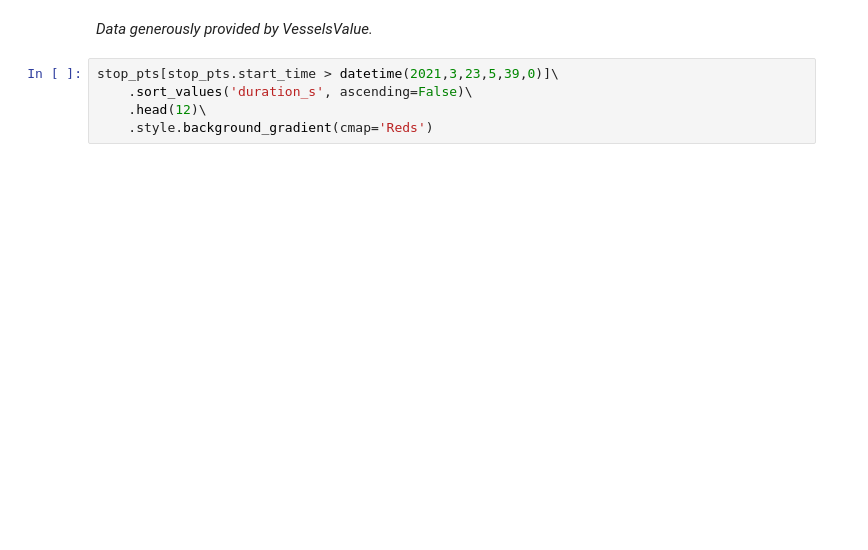
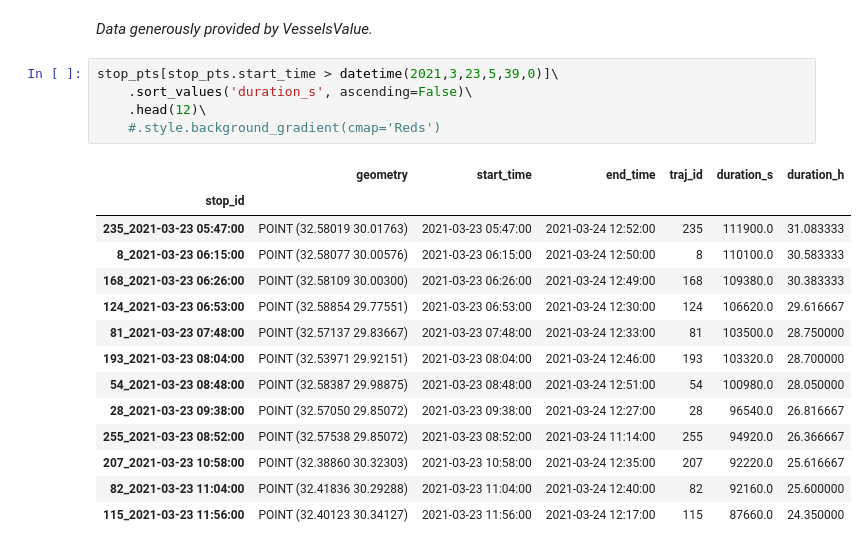
Before and after one commit to movingpandas/movingpandas-examples, a Jupyter notebook: 2-analysis-examples/ever-given.ipynb, the cells around one changed output. Drawn from its saved outputs; the diff is of its cells as text; blank space fills up the shorter version.

```diff
--- a/2-analysis-examples/ever-given.ipynb
+++ b/2-analysis-examples/ever-given.ipynb
@@ -75,5 +147,20 @@ map_plot + scatter_plot
 # %%
 stop_pts[stop_pts.start_time > datetime(2021,3,23,5,39,0)]\
     .sort_values('duration_s', ascending=False)\
     .head(12)\
-    .style.background_gradient(cmap='Reds')
+    #.style.background_gradient(cmap='Reds')
+# %% [output]
+|  | geometry | start_time | end_time | traj_id | duration_s | duration_h |
+| stop_id |  |  |  |  |  |  |
+| 235_2021-03-23 05:47:00 | POINT (32.58019 30.01763) | 2021-03-23 05:47:00 | 2021-03-24 12:52:00 | 235 | 111900.0 | 31.083333 |
+| 8_2021-03-23 06:15:00 | POINT (32.58077 30.00576) | 2021-03-23 06:15:00 | 2021-03-24 12:50:00 | 8 | 110100.0 | 30.583333 |
+| 168_2021-03-23 06:26:00 | POINT (32.58109 30.00300) | 2021-03-23 06:26:00 | 2021-03-24 12:49:00 | 168 | 109380.0 | 30.383333 |
+| 124_2021-03-23 06:53:00 | POINT (32.58854 29.77551) | 2021-03-23 06:53:00 | 2021-03-24 12:30:00 | 124 | 106620.0 | 29.616667 |
+| 81_2021-03-23 07:48:00 | POINT (32.57137 29.83667) | 2021-03-23 07:48:00 | 2021-03-24 12:33:00 | 81 | 103500.0 | 28.750000 |
+| 193_2021-03-23 08:04:00 | POINT (32.53971 29.92151) | 2021-03-23 08:04:00 | 2021-03-24 12:46:00 | 193 | 103320.0 | 28.700000 |
+| 54_2021-03-23 08:48:00 | POINT (32.58387 29.98875) | 2021-03-23 08:48:00 | 2021-03-24 12:51:00 | 54 | 100980.0 | 28.050000 |
+| 28_2021-03-23 09:38:00 | POINT (32.57050 29.85072) | 2021-03-23 09:38:00 | 2021-03-24 12:27:00 | 28 | 96540.0 | 26.816667 |
+| 255_2021-03-23 08:52:00 | POINT (32.57538 29.85072) | 2021-03-23 08:52:00 | 2021-03-24 11:14:00 | 255 | 94920.0 | 26.366667 |
+| 207_2021-03-23 10:58:00 | POINT (32.38860 30.32303) | 2021-03-23 10:58:00 | 2021-03-24 12:35:00 | 207 | 92220.0 | 25.616667 |
+| 82_2021-03-23 11:04:00 | POINT (32.41836 30.29288) | 2021-03-23 11:04:00 | 2021-03-24 12:40:00 | 82 | 92160.0 | 25.600000 |
+| 115_2021-03-23 11:56:00 | POINT (32.40123 30.34127) | 2021-03-23 11:56:00 | 2021-03-24 12:17:00 | 115 | 87660.0 | 24.350000 |
```
Also changed, not shown: parts of 10 cells of this notebook.
